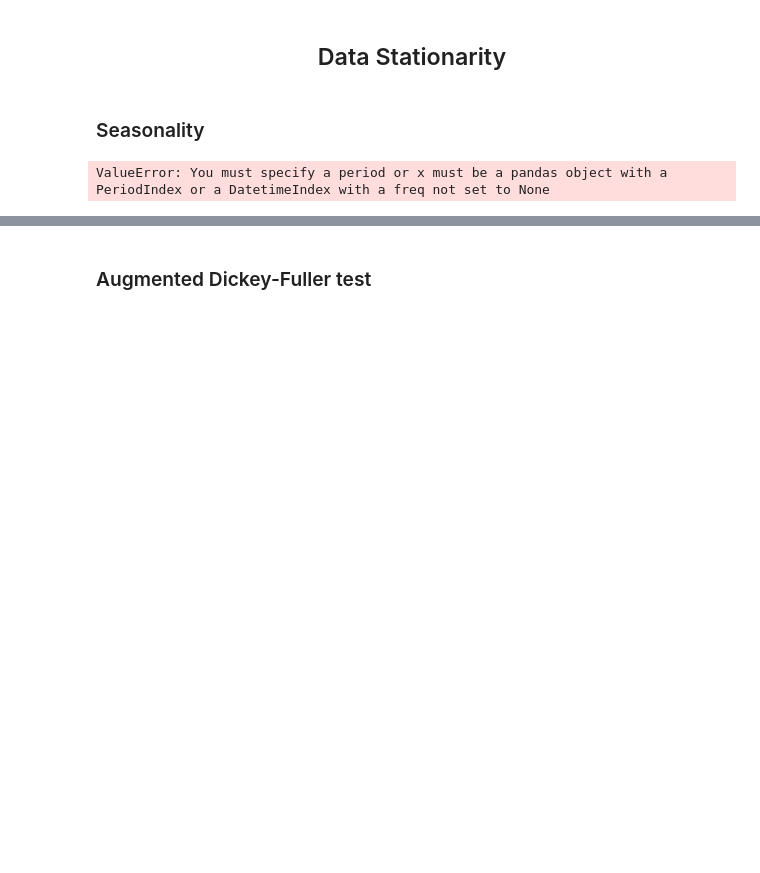
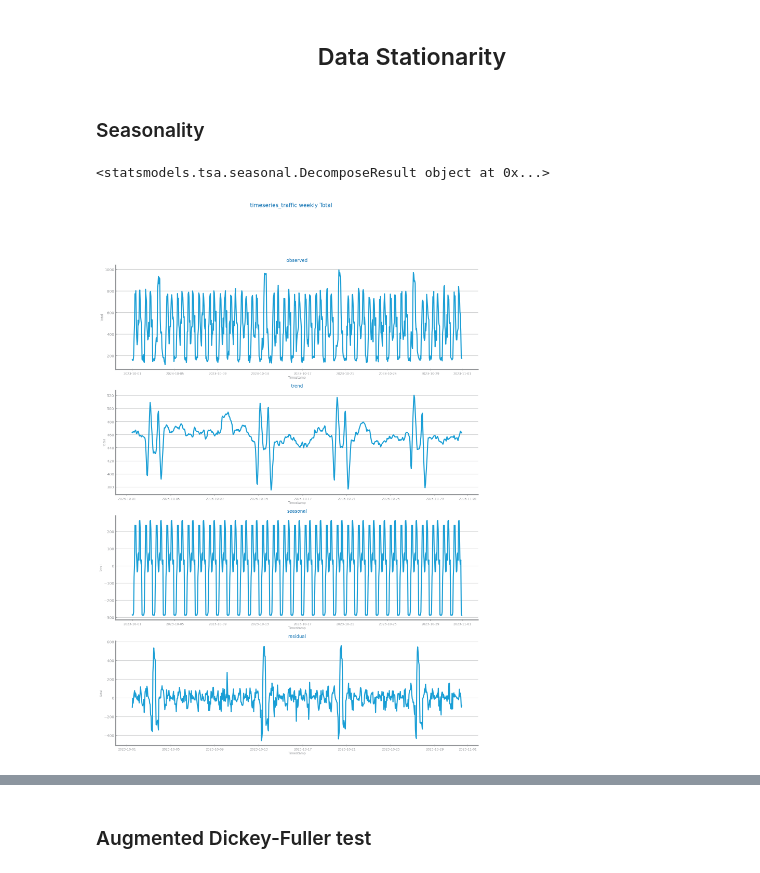
Before and after one commit to DaviGiordano/data-science-course-project, a Jupyter notebook: ipynb_files/Time Series/Analysis/Lab414_ts_stationarity_traffic.ipynb, the cells around one changed output, grey strips where cells are left out. Drawn from its saved outputs; the diff is of its cells as text; code cells hidden in the pictures; blank space fills up the shorter version.

```diff
--- a/ipynb_files/Time Series/Analysis/Lab414_ts_stationarity_traffic.ipynb
+++ b/ipynb_files/Time Series/Analysis/Lab414_ts_stationarity_traffic.ipynb
@@ -40,32 +41,34 @@ def plot_components(
 # %%
 from pandas import DataFrame, Series, read_csv
 from matplotlib.pyplot import figure, show
 from dslabs_functions import plot_line_chart
 
 file_tag = "timeseries_traffic"
 target = "Total"
 filepath = "../../../data/forecast_traffic_single.csv"
 data: DataFrame = read_csv(
     filepath,
     index_col="Timestamp",
     sep=",",
     decimal=".",
     parse_dates=True,
     infer_datetime_format=True,
 )
 series: Series = data[target]
+ss_hourly = ts_aggregation_by(series, gran_level="H", agg_func=sum)
 
 axs, fig = plot_components(
-    series,
+    ss_hourly,
     title=f"{file_tag} weekly {target}",
-    x_label=series.index.name,
+    x_label=ss_hourly.index.name,
     y_label=target,
 )
 fig.savefig(fname=f"./images/{file_tag}_components.png", bbox_inches="tight")
 
 show()
 # %% [output]
-ValueError: You must specify a period or x must be a pandas object with a PeriodIndex or a DatetimeIndex with a freq not set to None
+<statsmodels.tsa.seasonal.DecomposeResult object at 0x...>
+[figure, added]
 # %%
 from matplotlib.pyplot import plot, legend
 
```
Also changed, not shown: parts of 4 cells of this notebook, 10 other files.
